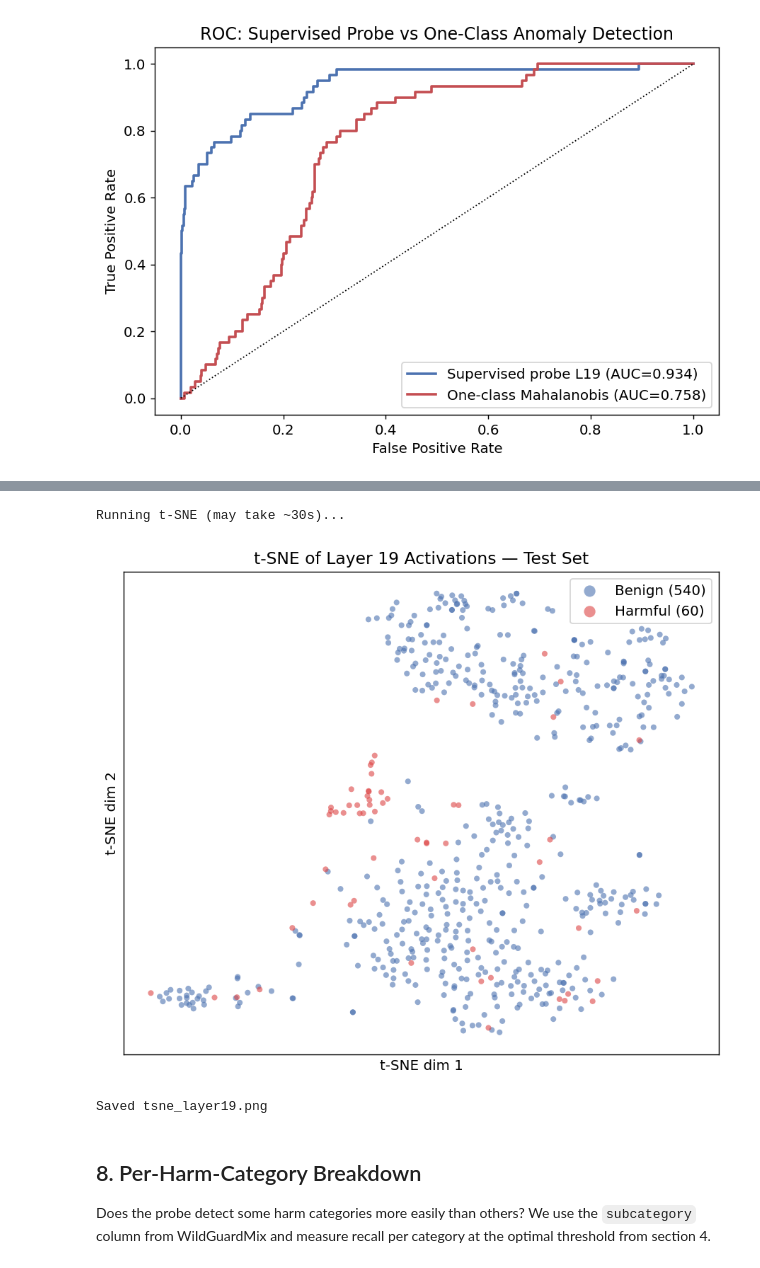
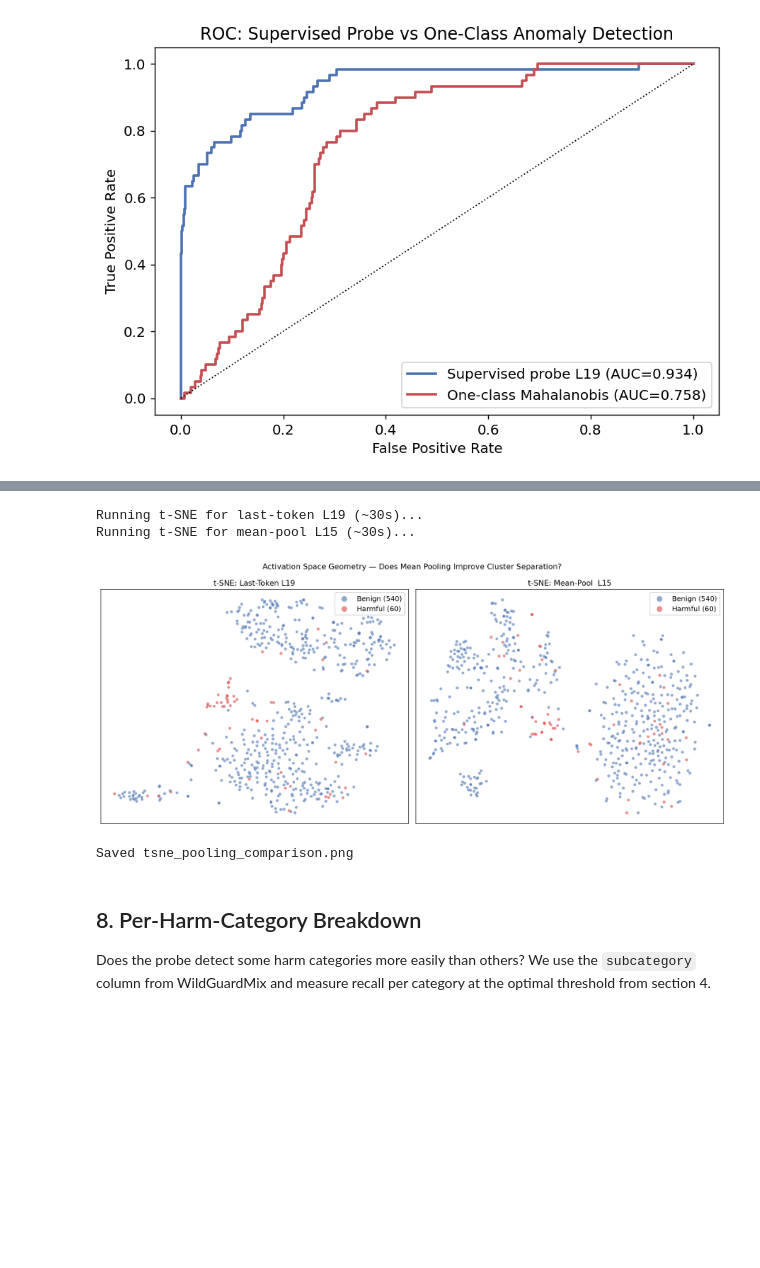
Before and after one commit to brian-w-zhang/DL-Project, a Jupyter notebook: notebooks/02_main_experiment.ipynb, the cells around one changed output, grey strips where cells are left out. Drawn from its saved outputs; the diff is of its cells as text; code cells hidden in the pictures; blank space fills up the shorter version.

```diff
--- a/notebooks/02_main_experiment.ipynb
+++ b/notebooks/02_main_experiment.ipynb
@@ -222,22 +306,2 @@ False positives (false alarms):   5
 # %% [markdown]
 ## 5. Linear vs MLP Ablation
-# %%
-mlp_scores, _ = load_probe_and_scores(14, 'mlp')
-
-fig, ax = plt.subplots(figsize=(7, 5))
-for scores, label, color in [
-    (probe_scores, 'Linear probe', '#4C72B0'),
-    (mlp_scores,   'MLP probe',    '#55A868'),
-]:
-    fpr, tpr, _ = roc_curve(y_test, scores)
-    auc = roc_auc_score(y_test, scores)
-    ax.plot(fpr, tpr, lw=2, color=color, label=f'{label} (AUC={auc:.3f})')
-
-ax.plot([0,1],[0,1],'k:',lw=1)
-ax.set_xlabel('False Positive Rate'); ax.set_ylabel('True Positive Rate')
-ax.set_title('ROC: Linear vs MLP Probe (Layer 14)')
-ax.legend()
-plt.tight_layout()
-plt.savefig(PATHS['figures'] / 'roc_linear_vs_mlp.png', bbox_inches='tight')
-plt.show()
-print('Finding: linear probe wins — decision boundary is roughly linear in activation space.')
@@ -368,41 +476,46 @@ Project the 1152-dimensional layer 19 hidden states down to 2D with t-SNE, color
 # %%
 from sklearn.manifold import TSNE
 
-# Load layer 19 test activations and normalise with probe's stored stats
-X_test_l19, y_test_l19 = load_features(MODEL_SLUG, 19, 'test')
-X_test_l19 = X_test_l19.float()
+def run_tsne(slug, layer, ckpt_name):
+    X, y = load_features(slug, layer, 'test')
+    X = X.float()
+    ckpt_t = torch.load(PATHS['checkpoints'] / f'{ckpt_name}.pt',
+                        map_location='cpu', weights_only=False)
+    X_norm = ((X - ckpt_t['norm_mean']) / ckpt_t['norm_std'].clamp(min=1e-8)).numpy()
+    tsne = TSNE(n_components=2, perplexity=30, random_state=42, max_iter=1000)
+    return tsne.fit_transform(X_norm), y.numpy()
 
-ckpt_l19 = torch.load(
-    PATHS['checkpoints'] / f'{MODEL_SLUG}_layer19_linear.pt',
-    map_location='cpu', weights_only=False
-)
-mean19, std19 = ckpt_l19['norm_mean'], ckpt_l19['norm_std']
-X_norm19 = ((X_test_l19 - mean19) / std19.clamp(min=1e-8)).numpy()
-y_np19 = y_test_l19.numpy()
+print('Running t-SNE for last-token L19 (~30s)...')
+Z_lt, y_lt = run_tsne(MODEL_SLUG, 19, f'{MODEL_SLUG}_layer19_linear')
 
-print('Running t-SNE (may take ~30s)...')
-tsne = TSNE(n_components=2, perplexity=30, random_state=42, max_iter=1000)
-Z = tsne.fit_transform(X_norm19)
+print('Running t-SNE for mean-pool L15 (~30s)...')
+Z_mp, y_mp = run_tsne(MEANPOOL_SLUG, 15, f'{MEANPOOL_SLUG}_layer15_linear_sweep')
 
-fig, ax = plt.subplots(figsize=(7, 6))
 palette = {0: ('#4C72B0', 'Benign (540)'), 1: ('#DD4444', 'Harmful (60)')}
-for cls, (color, label) in palette.items():
-    mask = y_np19 == cls
-    ax.scatter(Z[mask, 0], Z[mask, 1], c=color, label=label,
-               alpha=0.6, s=20, edgecolors='none')
 
-ax.set_title('t-SNE of Layer 19 Activations — Test Set', fontsize=13)
-ax.set_xlabel('t-SNE dim 1'); ax.set_ylabel('t-SNE dim 2')
-ax.set_xticks([]); ax.set_yticks([])
-ax.legend(markerscale=2, framealpha=0.8)
+fig, axes = plt.subplots(1, 2, figsize=(14, 6))
+for ax, Z, y, title in [
+    (axes[0], Z_lt, y_lt, 'Last-Token L19'),
+    (axes[1], Z_mp, y_mp, 'Mean-Pool  L15'),
+]:
+    for cls, (color, label) in palette.items():
+        mask = y == cls
+        ax.scatter(Z[mask, 0], Z[mask, 1], c=color, label=label,
+                   alpha=0.6, s=20, edgecolors='none')
+    ax.set_title(f't-SNE: {title}', fontsize=12)
+    ax.set_xticks([]); ax.set_yticks([])
+    ax.legend(markerscale=2, framealpha=0.8)
+
+plt.suptitle('Activation Space Geometry — Does Mean Pooling Improve Cluster Separation?', fontsize=12)
 plt.tight_layout()
-plt.savefig(PATHS['figures'] / 'tsne_layer19.png', bbox_inches='tight', dpi=150)
+plt.savefig(PATHS['figures'] / 'tsne_pooling_comparison.png', bbox_inches='tight', dpi=150)
 plt.show()
-print('Saved tsne_layer19.png')
+print('Saved tsne_pooling_comparison.png')
 # %% [output]
-Running t-SNE (may take ~30s)...
+Running t-SNE for last-token L19 (~30s)...
+Running t-SNE for mean-pool L15 (~30s)...
-[figure, old version]
+[figure, new version]
-Saved tsne_layer19.png
+Saved tsne_pooling_comparison.png
 # %% [markdown]
 ## 8. Per-Harm-Category Breakdown
 
```
Also changed, not shown: parts of 19 cells of this notebook, 7 other files.
